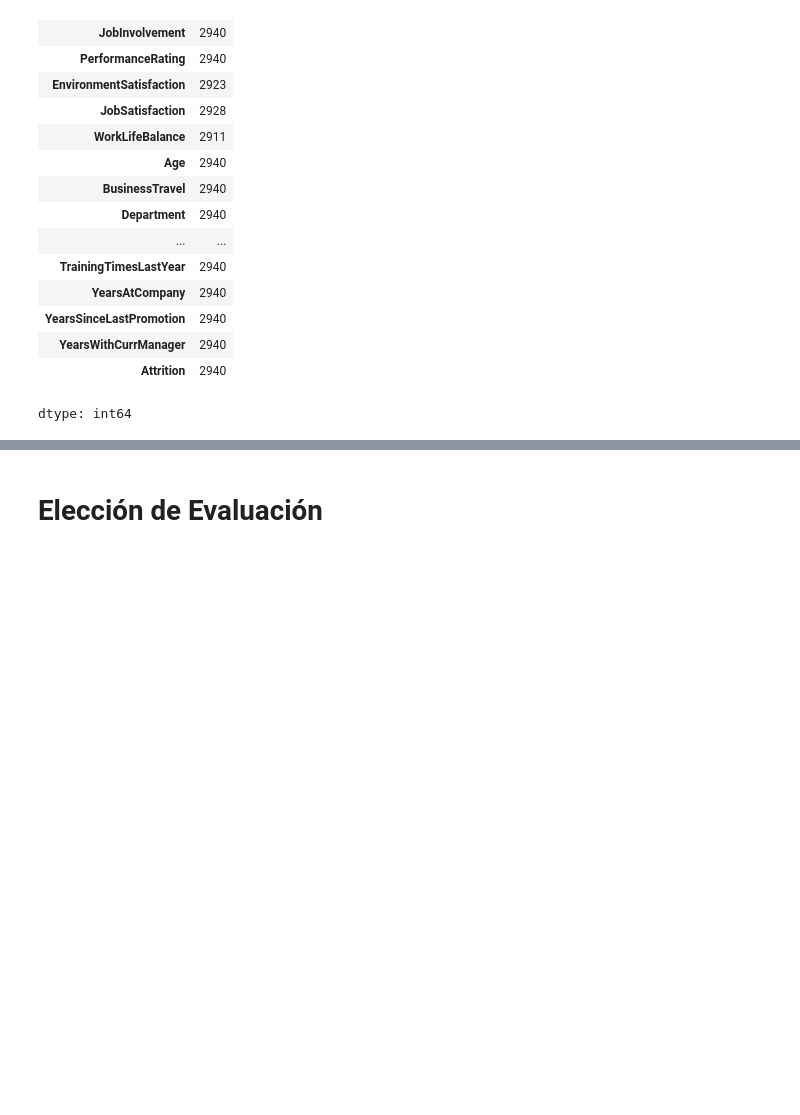
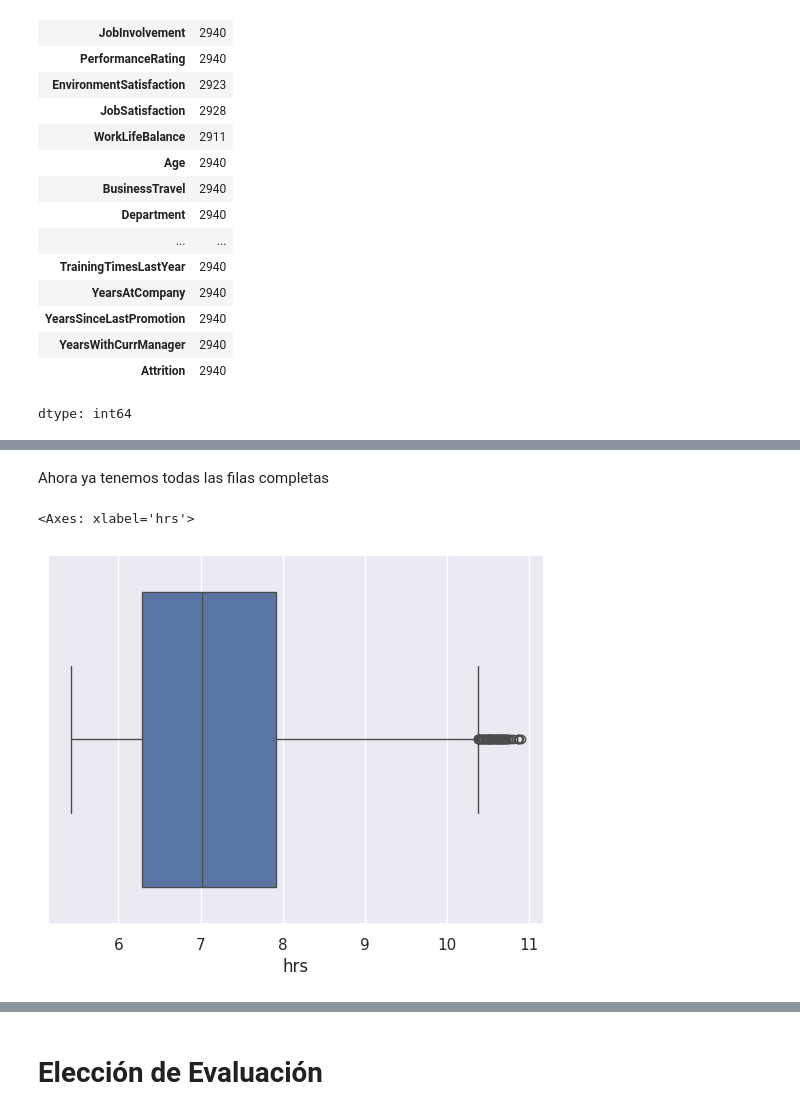
Before and after one commit to Guillermo100472109/Aprendizaje-Automatico, a Jupyter notebook: Entrega.ipynb, the cells around one changed output, grey strips where cells are left out. Drawn from its saved outputs; the diff is of its cells as text; code cells hidden in the pictures; blank space fills up the shorter version.

Commit message:
Semana 2: EDA completado

```diff
--- a/Entrega.ipynb
+++ b/Entrega.ipynb
@@ -154,0 +85,3 @@ dtype: int64
+# %%
+df = df.drop(['Gender', 'EmployeeCount', 'Over18', 'EmployeeID', 'StandardHours'], axis=1)
+df.head(5)
@@ -154,0 +129,3 @@ dtype: int64
+# %%
+df = df.dropna()
+print(df.isnull().sum())
@@ -154,0 +173,2 @@ dtype: int64
+# %% [markdown]
+Ahora ya tenemos todas las filas completas
@@ -154,0 +177,5 @@ dtype: int64
+# %%
+sns.boxplot(x=df['hrs'])
+# %% [output]
+<Axes: xlabel='hrs'>
+[figure, added]
```
Also changed, not shown: parts of 25 cells of this notebook.
